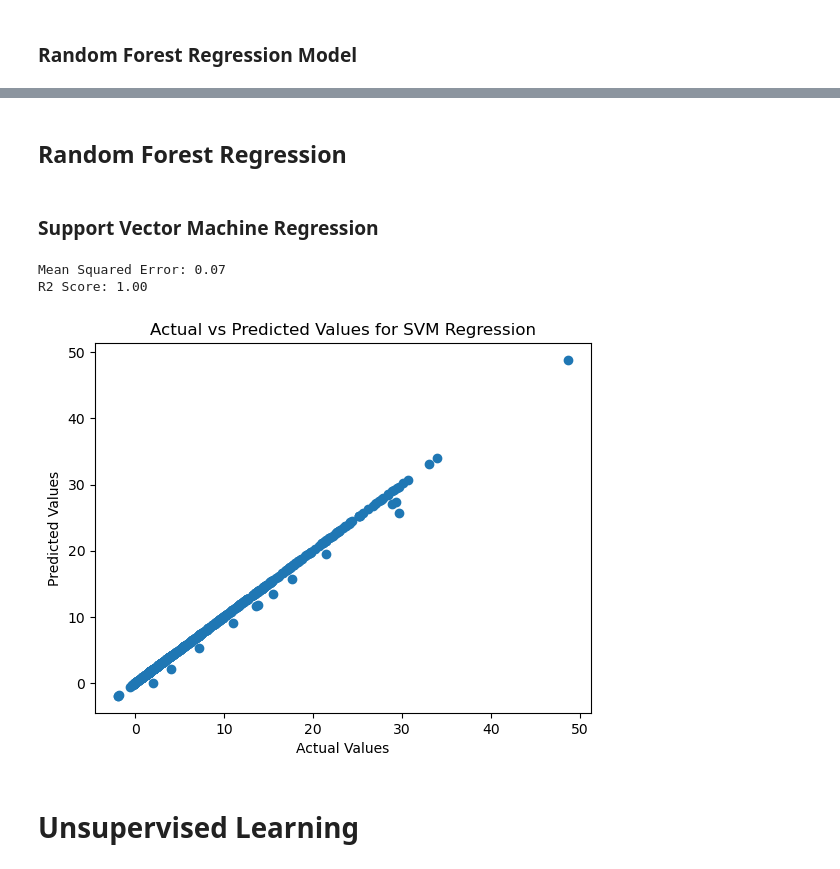
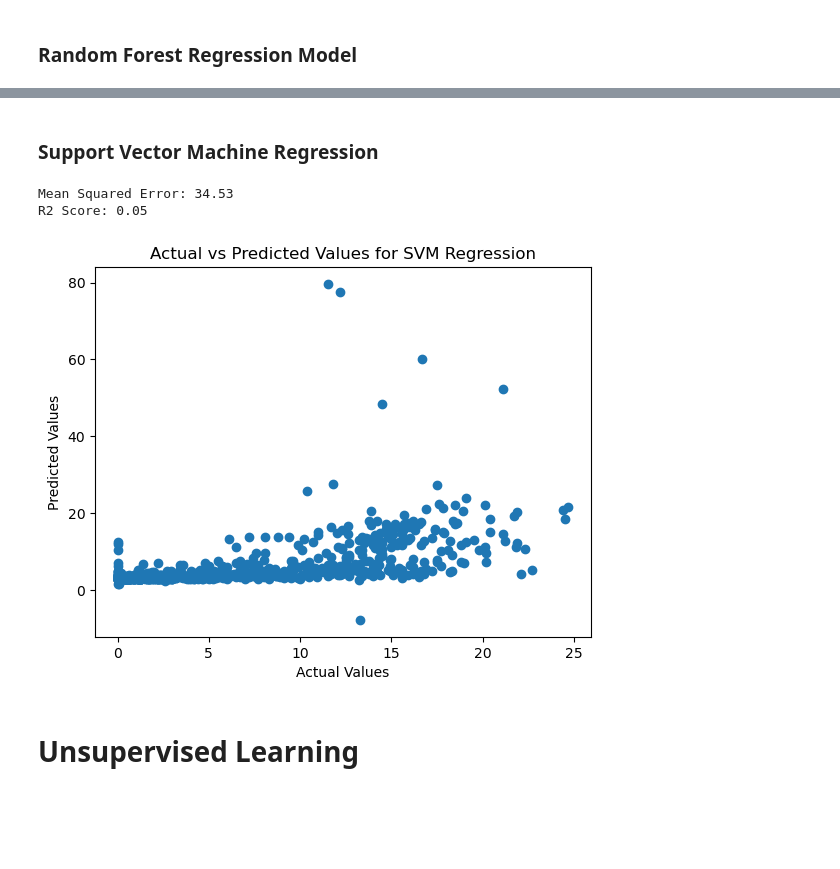
Before and after one commit to markmoujab/final-project-MEMT680, a Jupyter notebook: src/final_project/Finalproj.ipynb, the cells around one changed output, grey strips where cells are left out. Cells and saved outputs as stored; diff of their text form; code cells hidden in the pictures; blank space fills up the shorter version.

```diff
--- a/src/final_project/Finalproj.ipynb
+++ b/src/final_project/Finalproj.ipynb
@@ -584,5 +622,3 @@ R2 Score: 0.6567714868452815
-# %% [markdown]
-## Random Forest Regression
 # %% [markdown]
 ### Support Vector Machine Regression
 # %%
@@ -599,40 +635,40 @@ df = pd.read_csv('FantasyFootballWeekly_cleaned.csv')
 # Select features and target variable
 features = df[['PASSING_C', 'PASSING_A', 'PASSING YDS', 'PASSING TD', 'PASSING INT', 'RUSHING CAR', 'RUSHING YDS', 'RUSHING TD',
                'RECEIVING REC', 'RECEIVING YDS', 'RECEIVING TD', 'RECEIVING TAR', 'MISC 2PC', 'MISC FUML', 'MISC TD']]
-target = df['TOTAL']
+target = df['PROJ']
 
 # Split the data into training and testing sets
 X_train, X_test, y_train, y_test = train_test_split(features, target, test_size=0.2, random_state=42)
 
 # Standardize the features
 scaler = StandardScaler()
 X_train_scaled = scaler.fit_transform(X_train)
 X_test_scaled = scaler.transform(X_test)
 
 # Initialize and train the Support Vector Machine model
-svm_model = SVR(kernel='linear')  # You can try different kernels ('linear', 'rbf', etc.)
+svm_model = SVR(kernel='poly')  # You can try different kernels ('linear', 'rbf', etc.)
 svm_model.fit(X_train_scaled, y_train)
 
 # Make predictions on the test set
 y_pred = svm_model.predict(X_test_scaled)
 
 # Evaluate the model
 mse = mean_squared_error(y_test, y_pred)
 r2 = r2_score(y_test, y_pred)
 
 print(f'Mean Squared Error: {mse:.2f}')
 print(f'R2 Score: {r2:.2f}')
 
 # Visualize actual vs predicted values
 plt.scatter(y_test, y_pred)
 plt.xlabel('Actual Values')
 plt.ylabel('Predicted Values')
 plt.title('Actual vs Predicted Values for SVM Regression')
 plt.show()
 # %% [output]
-Mean Squared Error: 0.07
-R2 Score: 1.00
+Mean Squared Error: 34.53
+R2 Score: 0.05
-[figure, old version]
+[figure, new version]
 # %% [markdown]
 # Unsupervised Learning
 # %% [markdown]
```
Also changed, not shown: parts of 8 cells of this notebook, 1 other file.
